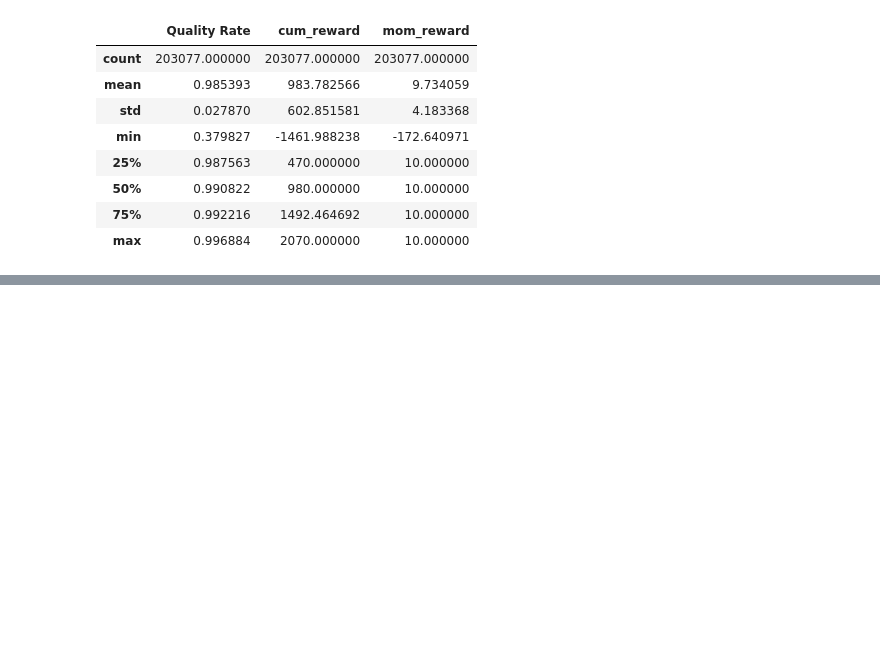
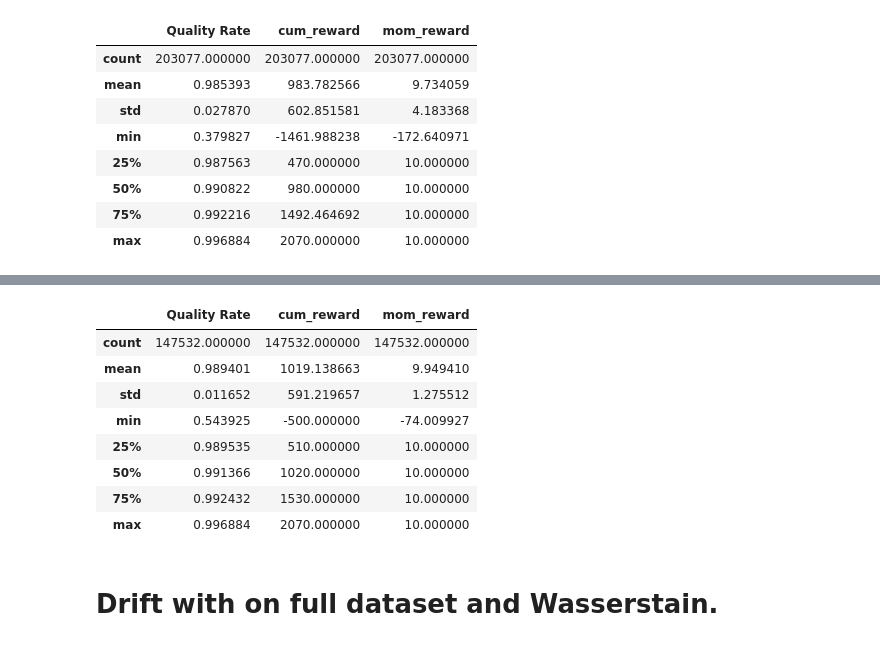
Before and after one commit to S-M157/Bachelor, a Jupyter notebook: QualityVizualization.ipynb, the cells around one changed output, grey strips where cells are left out. Saved outputs shown, nothing was run; the diff lists cells and outputs as text; code cells hidden in the pictures; blank space fills up the shorter version.

```diff
--- a/QualityVizualization.ipynb
+++ b/QualityVizualization.ipynb
@@ -203,0 +230,14 @@ test_full.describe()
+# %%
+test_by_drift_results[0.875].describe()
+# %% [output]
+|  | Quality Rate | cum_reward | mom_reward |
+| count | 147532.000000 | 147532.000000 | 147532.000000 |
+| mean | 0.989401 | 1019.138663 | 9.949410 |
+| std | 0.011652 | 591.219657 | 1.275512 |
+| min | 0.543925 | -500.000000 | -74.009927 |
+| 25% | 0.989535 | 510.000000 | 10.000000 |
+| 50% | 0.991366 | 1020.000000 | 10.000000 |
+| 75% | 0.992432 | 1530.000000 | 10.000000 |
+| max | 0.996884 | 2070.000000 | 10.000000 |
+# %% [markdown]
+# Drift with on full dataset and Wasserstain.
```
Also changed, not shown: parts of 7 cells of this notebook, 1 other file.
